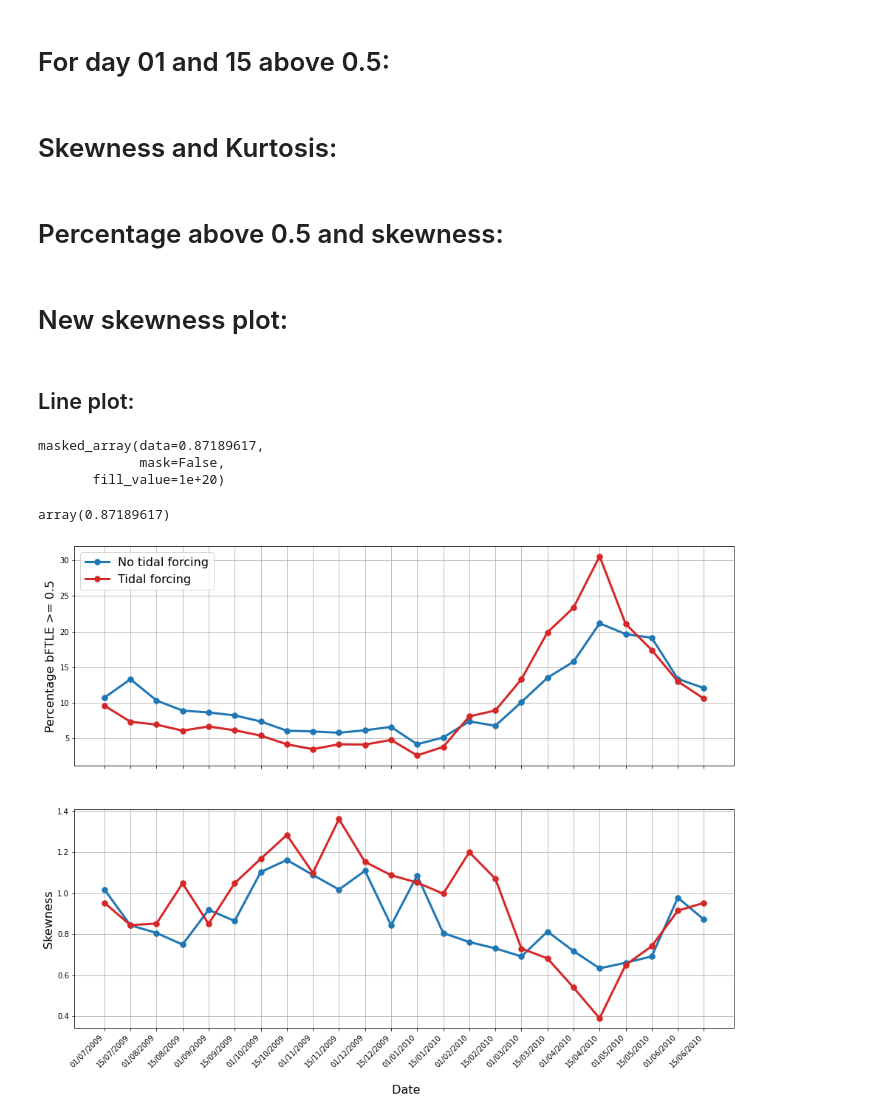
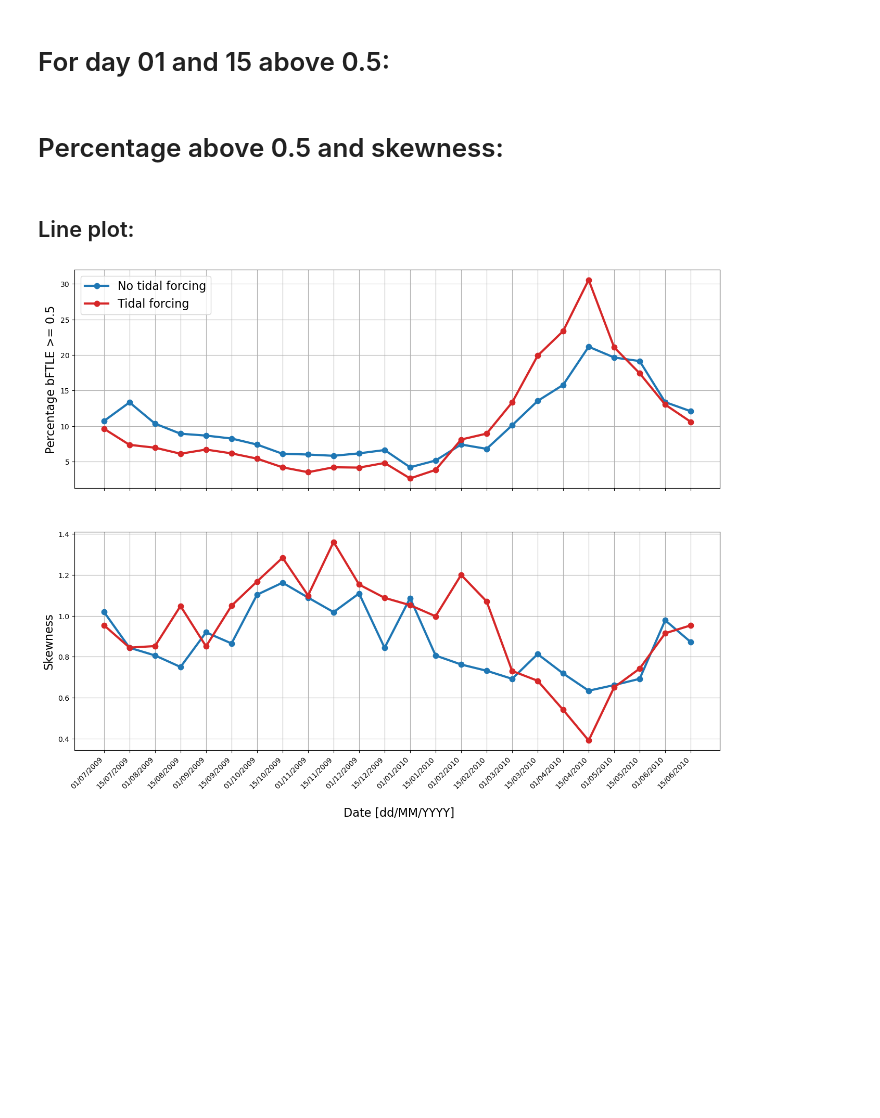
Before and after one commit to Parcels-code/Azores_TidalForcing, a Jupyter notebook: Code/Plotting/fig_07_08_09.ipynb, the cells around one changed output. Drawn from its saved outputs; the diff is of its cells as text; code cells hidden in the pictures; blank space fills up the shorter version.

```diff
--- a/Code/Plotting/fig_07_08_09.ipynb
+++ b/Code/Plotting/fig_07_08_09.ipynb
@@ -29,8 +30,7 @@ subregion_v02 =  Region(
         lonmin=-27.,
         lonmax=-21.,
         latmin=32.5,
-        latmax=36.5
-)#lomin -35 #lomax -18 # lamin 30 # lamax 40
+        latmax=36.5)
 # %% [markdown]
 * Winter:
 # %% [markdown]
@@ -80,19 +80,19 @@ dFTLE_wT_Sep_w02 = np.load(filedir_root + 'FTLE_b_wT_Sep_biw_w02_v02.npz')
 # %%
-dFTLE_nT_Oct_w02 = np.load(filedir_root + 'FTLE_b_nT_Oct_biw_w02_v02.npz')
-dFTLE_nT_Nov_w02 = np.load(filedir_root + 'FTLE_b_nT_Nov_biw_w02_v02.npz')
-dFTLE_nT_Dec_w02 = np.load(filedir_root + 'FTLE_b_nT_Dec_biw_w02_v02.npz')
-dFTLE_nT_Apr_w02 = np.load(filedir_root + 'FTLE_b_nT_Apr_biw_w02_v02.npz')
-dFTLE_nT_May_w02 = np.load(filedir_root + 'FTLE_b_nT_May_biw_w02_v02.npz')
-dFTLE_nT_Jun_w02 = np.load(filedir_root + 'FTLE_b_nT_Jun_biw_w02_v02.npz')
+dFTLE_nT_Oct_w02 = np.load(filedir_root + "analyses/bFTLE/" + 'FTLE_b_nT_Oct_biw_w02_v02.npz')
+dFTLE_nT_Nov_w02 = np.load(filedir_root + "analyses/bFTLE/" + 'FTLE_b_nT_Nov_biw_w02_v02.npz')
+dFTLE_nT_Dec_w02 = np.load(filedir_root + "analyses/bFTLE/" + 'FTLE_b_nT_Dec_biw_w02_v02.npz')
+dFTLE_nT_Apr_w02 = np.load(filedir_root + "analyses/bFTLE/" + 'FTLE_b_nT_Apr_biw_w02_v02.npz')
+dFTLE_nT_May_w02 = np.load(filedir_root + "analyses/bFTLE/" + 'FTLE_b_nT_May_biw_w02_v02.npz')
+dFTLE_nT_Jun_w02 = np.load(filedir_root + "analyses/bFTLE/" + 'FTLE_b_nT_Jun_biw_w02_v02.npz')
 # %%
-dFTLE_wT_Oct_w02 = np.load(filedir_root + 'FTLE_b_wT_Oct_biw_w02_v02.npz')
-dFTLE_wT_Nov_w02 = np.load(filedir_root + 'FTLE_b_wT_Nov_biw_w02_v02.npz')
-dFTLE_wT_Dec_w02 = np.load(filedir_root + 'FTLE_b_wT_Dec_biw_w02_v02.npz')
-dFTLE_wT_Apr_w02 = np.load(filedir_root + 'FTLE_b_wT_Apr_biw_w02_v02.npz')
-dFTLE_wT_May_w02 = np.load(filedir_root + 'FTLE_b_wT_May_biw_w02_v02.npz')
-dFTLE_wT_Jun_w02 = np.load(filedir_root + 'FTLE_b_wT_Jun_biw_w02_v02.npz')
+dFTLE_wT_Oct_w02 = np.load(filedir_root + "analyses/bFTLE/" + 'FTLE_b_wT_Oct_biw_w02_v02.npz')
+dFTLE_wT_Nov_w02 = np.load(filedir_root + "analyses/bFTLE/" + 'FTLE_b_wT_Nov_biw_w02_v02.npz')
+dFTLE_wT_Dec_w02 = np.load(filedir_root + "analyses/bFTLE/" + 'FTLE_b_wT_Dec_biw_w02_v02.npz')
+dFTLE_wT_Apr_w02 = np.load(filedir_root + "analyses/bFTLE/" + 'FTLE_b_wT_Apr_biw_w02_v02.npz')
+dFTLE_wT_May_w02 = np.load(filedir_root + "analyses/bFTLE/" + 'FTLE_b_wT_May_biw_w02_v02.npz')
+dFTLE_wT_Jun_w02 = np.load(filedir_root + "analyses/bFTLE/" + 'FTLE_b_wT_Jun_biw_w02_v02.npz')
 # %%
-nmonths = ['Jul', 'Aug', 'Sep', 'Oct', 'Nov', 'Dec', 'Jan', 'Feb', 'Mar', 'Apr', 'May', 'Jun']
+nmonths = ['Jul.', 'Aug.', 'Sep.', 'Oct.', 'Nov.', 'Dec.', 'Jan.', 'Feb.', 'Mar.', 'Apr.', 'May', 'Jun.']
 # %%
 dFTLE_nTs_w01 = [dFTLE_nT_Jul_w01, dFTLE_nT_Aug_w01, dFTLE_nT_Sep_w01, dFTLE_nT_Oct_w01, dFTLE_nT_Nov_w01, dFTLE_nT_Dec_w01, dFTLE_nT_Jan_w01, dFTLE_nT_Feb_w01, dFTLE_nT_Mar_w01, dFTLE_nT_Apr_w01, dFTLE_nT_May_w01, dFTLE_nT_Jun_w01]
 # %%
@@ -209,2 +260,0 @@ x = np.arange(len(labels_all))  # the label locations
-# %% [markdown]
-# Skewness and Kurtosis:
@@ -226,21 +264,9 @@ width = 0.35  # the width of the bars
 labels_all = ['01/07/2009', '15/07/2009', '01/08/2009', '15/08/2009', '01/09/2009', '15/09/2009', '01/10/2009', '15/10/2009', '01/11/2009', '15/11/2009', '01/12/2009', '15/12/2009', '01/01/2010', '15/01/2010', '01/02/2010', '15/02/2010','01/03/2010', '15/03/2010', '01/04/2010', '15/04/2010',  '01/05/2010', '15/05/2010', '01/06/2010', '15/06/2010']
 x = np.arange(len(labels_all))  # the label locations
-# %% [markdown]
-# New skewness plot:
 # %% [markdown]
 ## Line plot:
-# %%
-scipy.stats.skew(FTLE_b_nT.ravel(), nan_policy='omit')
-# %% [output]
-masked_array(data=0.87189617,
-             mask=False,
-       fill_value=1e+20)
-# %%
-scipy.stats.skew(FTLE_b_nT.ravel(), nan_policy='omit').data
-# %% [output]
-array(0.87189617)
 # %%
-fig = plt.figure(figsize=(16, 12)) #(17,5)
+fig = plt.figure(figsize=(16, 12))
 
 ax1 = plt.subplot(211)
 
@@ -260,36 +286,36 @@ rects1 = ax1.plot(x, var_nT_a, '.-', color='C0', linewidth=3, markersize=15, lab
 rects1 = ax1.plot(x, var_wT_a, '.-', color='C3', linewidth=3, markersize=15, label='Tidal forcing')
 
 ax1.legend(fontsize=16)
 
 ax1.set_xticks(x)
 ax1.set_xticklabels([])
 ax1.grid()
 ax1.set_ylabel('Percentage bFTLE >= 0.5', size=16)
 
 # Skewness
 skew_nT_a = []
 skew_wT_a = []
 
 ax1 = plt.subplot(212)
 
 for ii in range(0, len(labels_all)):
 
     FTLE_b_nT = dFTLE_nTs[ii]['FTLE_b']
     FTLE_b_wT = dFTLE_wTs[ii]['FTLE_b']
 
-    skew_nT_a.append(scipy.stats.skew(FTLE_b_nT.ravel(), nan_policy='omit').data)
-    skew_wT_a.append(scipy.stats.skew(FTLE_b_wT.ravel(), nan_policy='omit').data)
+    skew_nT_a.append(scipy.stats.skew(FTLE_b_nT.ravel(), nan_policy='omit'))
+    skew_wT_a.append(scipy.stats.skew(FTLE_b_wT.ravel(), nan_policy='omit'))
 
 rects1 = ax1.plot(x, skew_nT_a, '.-', color='C0', linewidth=3, markersize=15)
 rects2 = ax1.plot(x, skew_wT_a, '.-', color='C3', linewidth=3, markersize=15)
 
 ax1.set_xticks(x)
 ax1.set_xticklabels(labels_all, rotation=45, horizontalalignment='right')
-ax1.grid()#axis='y')
+ax1.grid()
 ax1.set_ylabel('Skewness', size=16)
-ax1.set_xlabel('\n Date', size=16)
-# ax1.set_ylim([0, .7])
+ax1.set_xlabel('\n Date [dd/MM/YYYY]', size=16)
 
 plt.savefig('../../Figures/' + 'FTLE_backward_v02_biweekly_perc05_SKEW_nT_wT_AllMonths_newSkew_LinePlot.jpg', dpi=300)
+plt.show()
 # %% [output]
-[figure, old version]
+[figure, new version]
```
Also changed, not shown: parts of 19 cells of this notebook, 4 other files.
